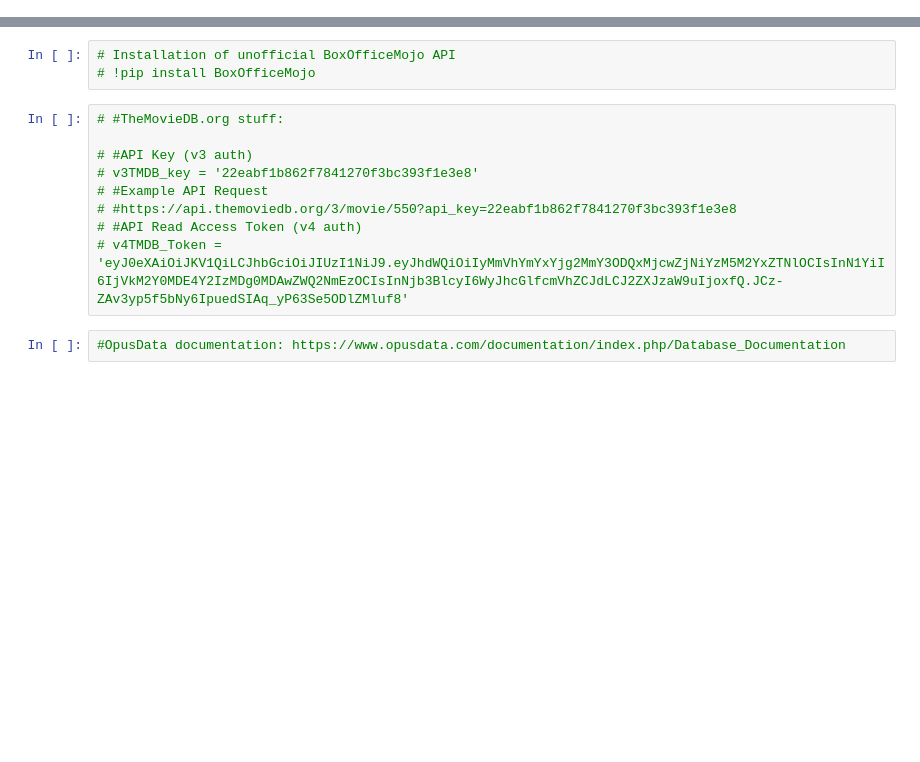
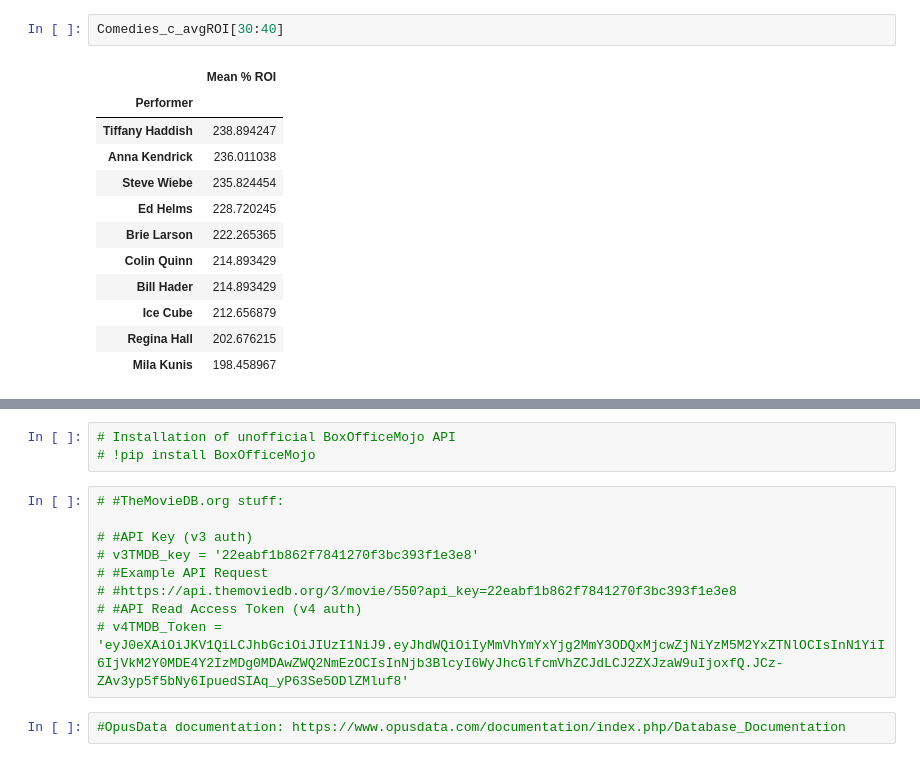
Before and after one commit to CristinaTRico/Mod1Project, a Jupyter notebook: CLE_scratch.ipynb, the cells around one changed output, grey strips where cells are left out. Cells and saved outputs as stored; diff of their text form; blank space fills up the shorter version.

```diff
--- a/CLE_scratch.ipynb
+++ b/CLE_scratch.ipynb
@@ -8,0 +332,15 @@ ia = imdb.IMDb('s3', 'sqlite:///C:/Users/CLE.LAPTOP-2PS9VE42/Desktop/LearnCo/Mod
+# %%
+Comedies_c_avgROI[30:40]
+# %% [output]
+|  | Mean % ROI |
+| Performer |  |
+| Tiffany Haddish | 238.894247 |
+| Anna Kendrick | 236.011038 |
+| Steve Wiebe | 235.824454 |
+| Ed Helms | 228.720245 |
+| Brie Larson | 222.265365 |
+| Colin Quinn | 214.893429 |
+| Bill Hader | 214.893429 |
+| Ice Cube | 212.656879 |
+| Regina Hall | 202.676215 |
+| Mila Kunis | 198.458967 |
```
Also changed, not shown: parts of 72 cells of this notebook, 1 other file.
